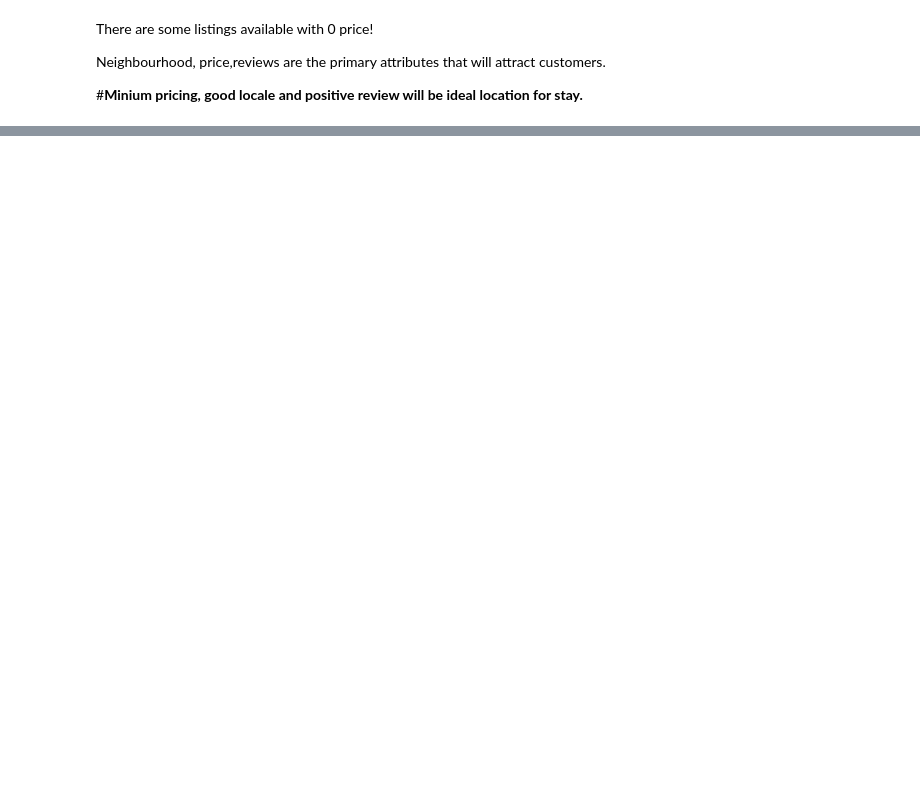
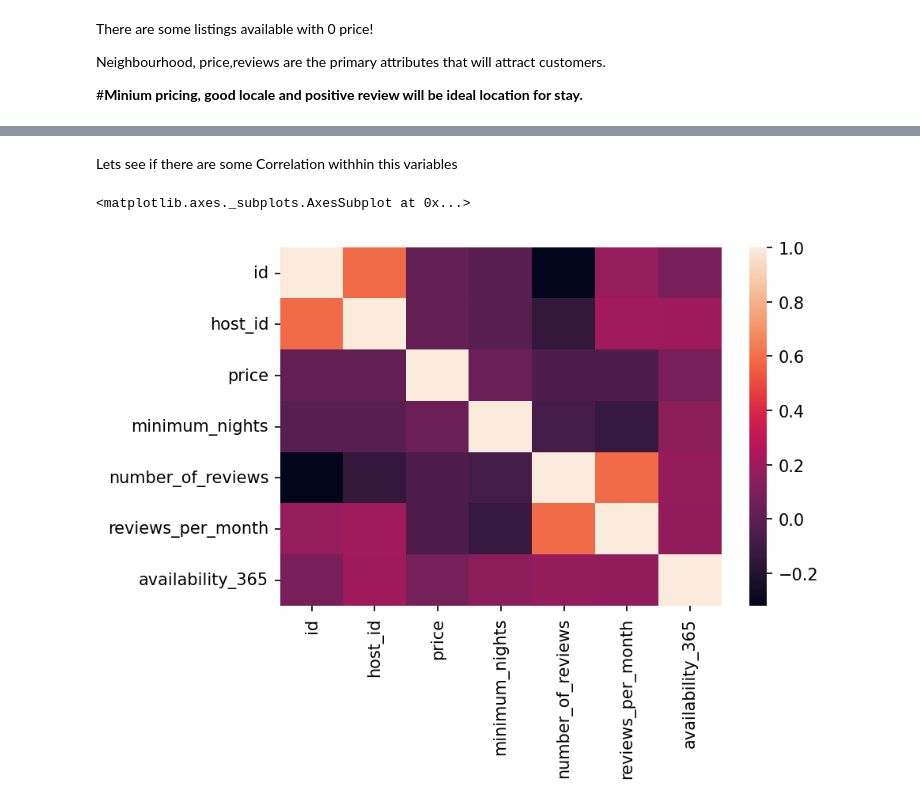
Before and after one commit to prajwal-mv/AirBnB-EDA-project, a Jupyter notebook: AirBnB_EDA_.ipynb, the cells around one changed output, grey strips where cells are left out. Saved outputs shown, nothing was run; the diff lists cells and outputs as text; code cells hidden in the pictures; blank space fills up the shorter version.

```diff
--- a/AirBnB_EDA_.ipynb
+++ b/AirBnB_EDA_.ipynb
@@ -208,0 +228,4 @@ Neighbourhood, price,reviews are the primary attributes that will attract custom
+# %%
+# Dropping the columns that are not required
+
+df.drop(columns=['name','host_name','latitude','longitude','last_review','calculated_host_listings_count'], inplace = True)
@@ -208,0 +234,4 @@ Neighbourhood, price,reviews are the primary attributes that will attract custom
+# %%
+# Replacing the null values of reviews per month column with 0
+
+df[['reviews_per_month']] = df[['reviews_per_month']].fillna(0)
@@ -208,0 +240,4 @@ Neighbourhood, price,reviews are the primary attributes that will attract custom
+# %%
+# Replacing the 0 priced Airbnbs with the median of the price column
+
+df['price'] = df['price'].replace(0,np.median(df['price']))
@@ -208,0 +276,8 @@ Neighbourhood, price,reviews are the primary attributes that will attract custom
+# %% [markdown]
+Lets see if there are some Correlation withhin this variables
+# %%
+plt.rcParams['figure.dpi'] = 150
+sns.heatmap(df.corr())
+# %% [output]
+<matplotlib.axes._subplots.AxesSubplot at 0x...>
+[figure, added]
```
Also changed, not shown: parts of 22 cells of this notebook.
